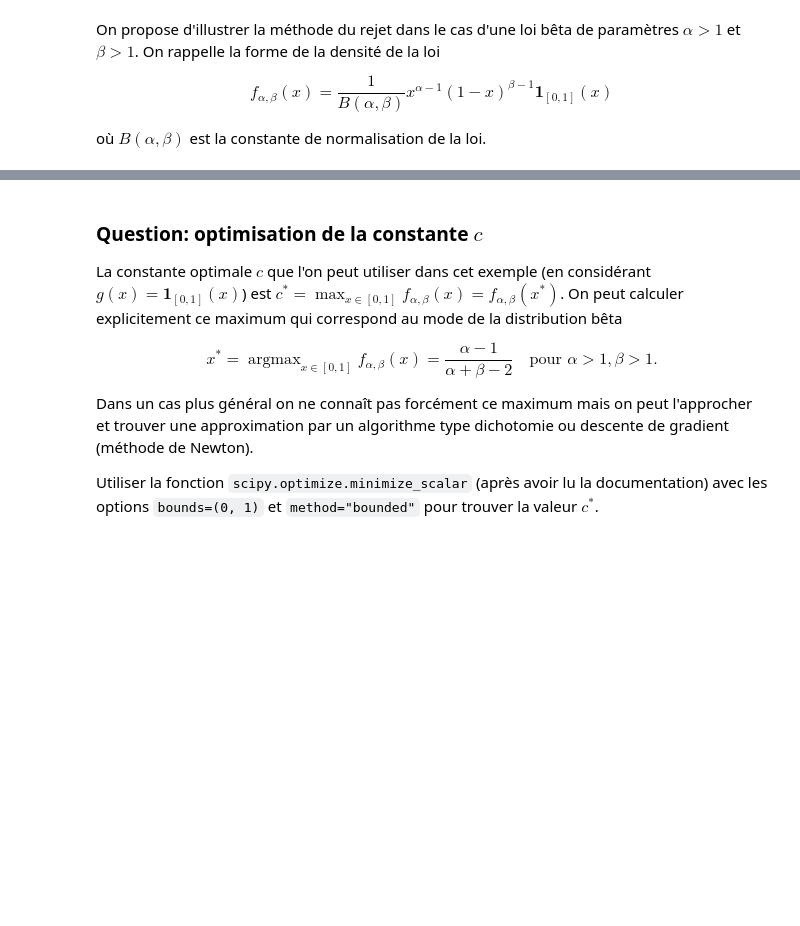
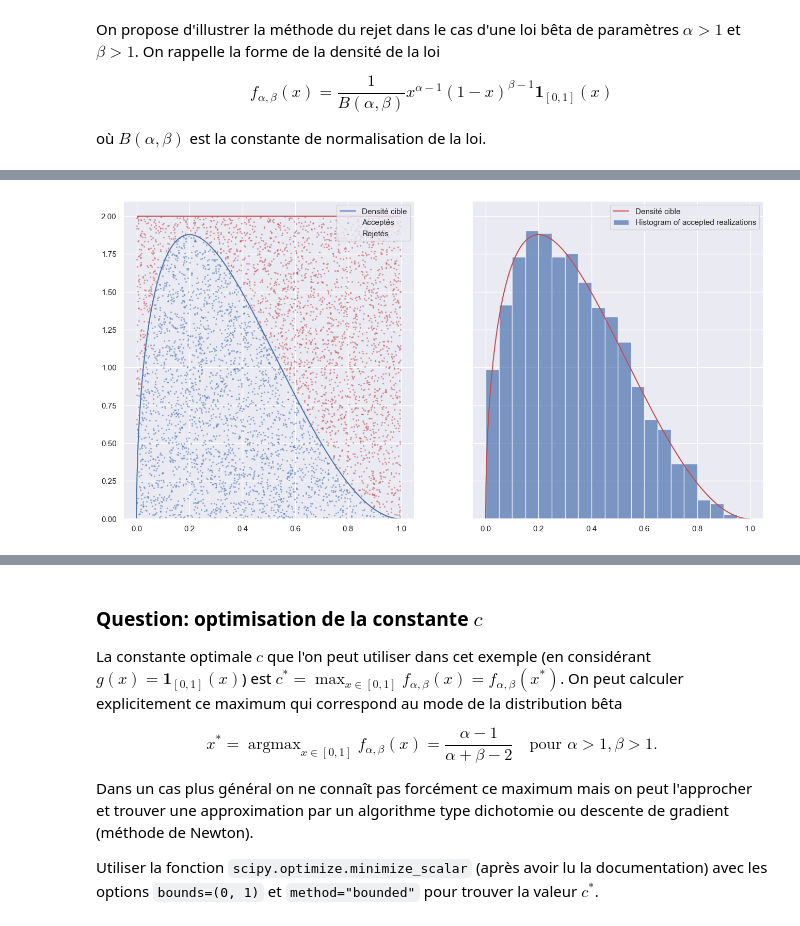
Before and after one commit to PolTibau/Probabilit-s-num-riques, a Jupyter notebook: TP/TP1 Sujet.ipynb, the cells around one changed output, grey strips where cells are left out. Saved outputs shown, nothing was run; the diff lists cells and outputs as text; code cells hidden in the pictures; blank space fills up the shorter version.

```diff
--- a/TP/TP1 Sujet.ipynb
+++ b/TP/TP1 Sujet.ipynb
@@ -181,6 +180,32 @@ où $B(\alpha, \beta)$ est la constante de normalisation de la loi.
 Le but est de créer le graphique suivant représentant la méthode du rejet pour une loi bêta de paramètres $\alpha = 1.5$ et $\beta = 3$ et une loi auxiliaire qui est la loi uniforme sur $[0,1]$, c'est à dire $g(x) = \mathbf{1}_{[0,1]}(x)$. La ligne rouge represente $c g(x)$ avec $c = 2$, la courbe bleue correspond à la densité $f_{\alpha, \beta}$, les points bleus sont les réalisations acceptées (parmi 5000 réalisations) et les points orangés sont les réalisations rejetées.
 
 ![](img/rejet.png)
+# %%
+B = stats.beta(a=1.5,b=3)
+U = stats.uniform.rvs(size=5000, random_state=rng)
+V = stats.uniform.rvs(size=5000, random_state=rng)
+
+acc = V[U<=(B.pdf(V)/2)]
+rej = V[U>(B.pdf(V)/2)]
+#podem fer servir també B = V[V <= E.pdf(U)/2]  i imprimim els "bons i els dolents" amb:
+#ax.scatter(A, 2*B, color='blue', s=2, alpha=0.3)
+#ax.scatter(U[V > E.pdf(U)/2], 2*V[V>E.pdf(U)/2], color='red', s=2, alpha=0.3)
+
+X = np.linspace(0,1,1000)
+fig, ax = plt.subplots(nrows=1, ncols=2, figsize=(16,8), sharey=True)
+
+ax[0].plot(X, B.pdf(X), color='b',label="Densité cible")
+ax[0].scatter(acc,2*U[U<=(B.pdf(V)/2)],color='b',alpha=0.4, s=2, label="Acceptés")
+ax[0].scatter(rej,2*U[U>(B.pdf(V)/2)],color='r',alpha=0.4, s=2, label="Rejetés")
+ax[0].hlines(2, xmin=0.0, xmax=1.0, color='r')
+ax[1].legend()
+
+ax[1].plot(X, B.pdf(X), color='r',label="Densité cible")
+ax[1].hist(acc, bins=20, range=(0,1), alpha=0.7, density=True,label="Histogram of accepted realizations")
+ax[0].legend(loc='upper right')
+plt.show()
+# %% [output]
+[figure, added]
 # %%
 E = stats.beta(1.5, 3)
 U = rng.uniform(0,1,5000)
```
Also changed, not shown: parts of 10 cells of this notebook.
